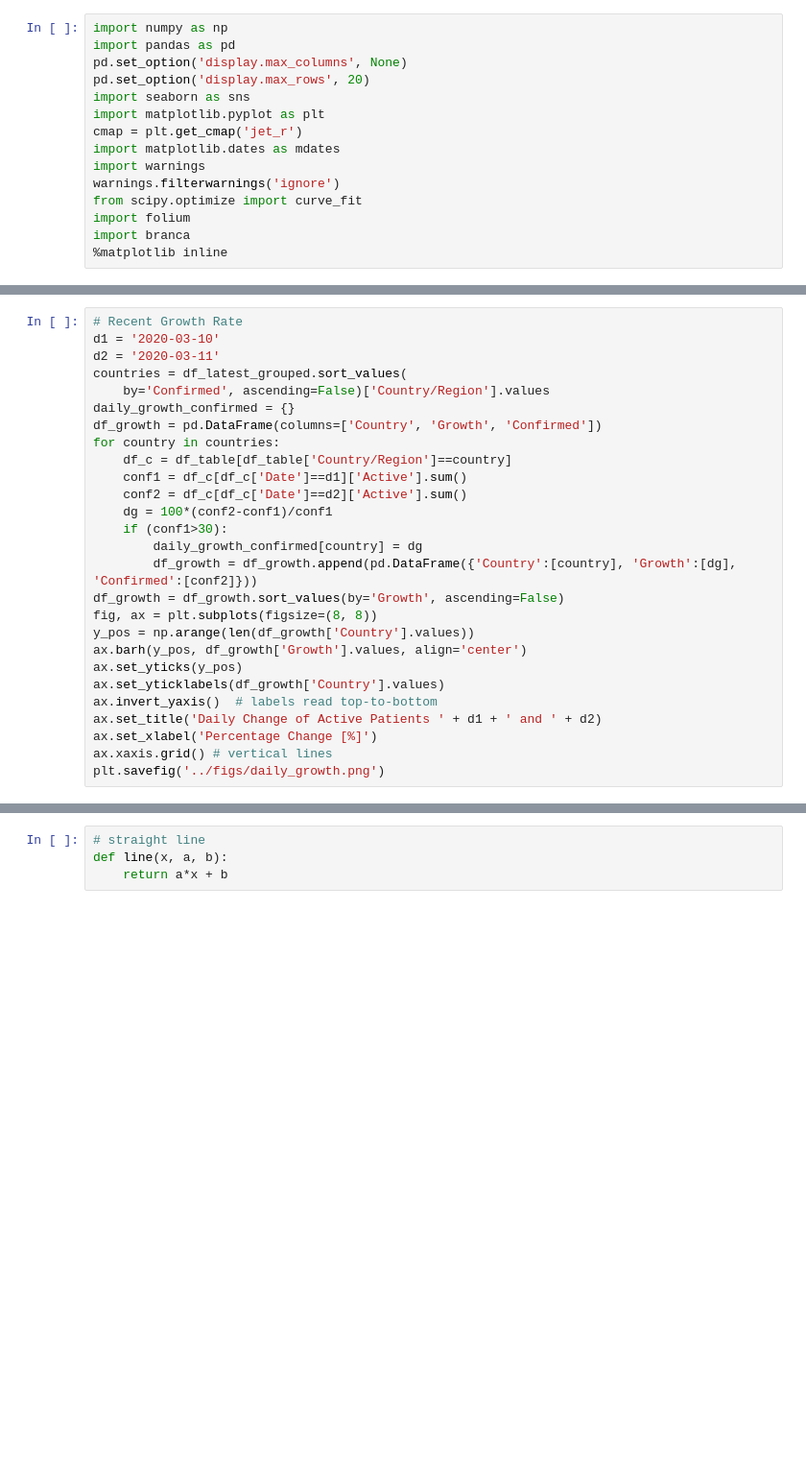
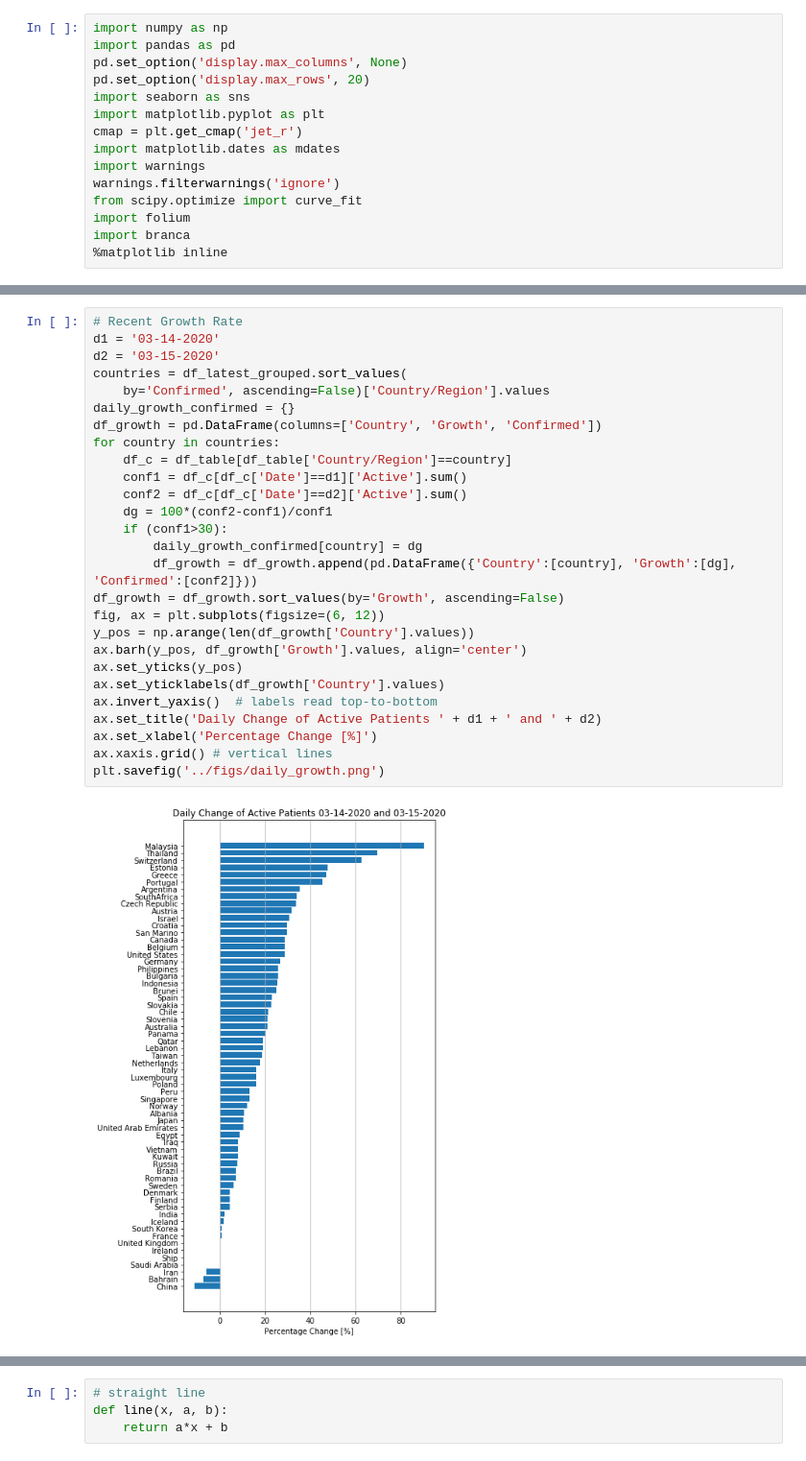
Before and after one commit to degerli/covid-21, a Jupyter notebook: notebook/Exploration_covid_19_clean.ipynb, the cells around one changed output, grey strips where cells are left out. Shown: that part at 96% size. Saved outputs shown, nothing was run; the diff lists cells and outputs as text; blank space fills up the shorter version.

```diff
--- a/notebook/Exploration_covid_19_clean.ipynb
+++ b/notebook/Exploration_covid_19_clean.ipynb
@@ -91,30 +79,32 @@ for ifig in range(2):
 # %%
 # Recent Growth Rate
-d1 = '2020-03-10'
-d2 = '2020-03-11'
+d1 = '03-14-2020'
+d2 = '03-15-2020'
 countries = df_latest_grouped.sort_values(
     by='Confirmed', ascending=False)['Country/Region'].values
 daily_growth_confirmed = {}
 df_growth = pd.DataFrame(columns=['Country', 'Growth', 'Confirmed'])
 for country in countries:
     df_c = df_table[df_table['Country/Region']==country]
     conf1 = df_c[df_c['Date']==d1]['Active'].sum()
     conf2 = df_c[df_c['Date']==d2]['Active'].sum()
     dg = 100*(conf2-conf1)/conf1
     if (conf1>30):
         daily_growth_confirmed[country] = dg
         df_growth = df_growth.append(pd.DataFrame({'Country':[country], 'Growth':[dg], 'Confirmed':[conf2]}))
 df_growth = df_growth.sort_values(by='Growth', ascending=False)
-fig, ax = plt.subplots(figsize=(8, 8))
+fig, ax = plt.subplots(figsize=(6, 12))
 y_pos = np.arange(len(df_growth['Country'].values))
 ax.barh(y_pos, df_growth['Growth'].values, align='center')
 ax.set_yticks(y_pos)
 ax.set_yticklabels(df_growth['Country'].values)
 ax.invert_yaxis()  # labels read top-to-bottom
 ax.set_title('Daily Change of Active Patients ' + d1 + ' and ' + d2)
 ax.set_xlabel('Percentage Change [%]')
 ax.xaxis.grid() # vertical lines
 plt.savefig('../figs/daily_growth.png')
+# %% [output]
+[figure, added]
 # %%
 # Very simple but not realistic forecasting
 delt = 0.01
```
Also changed, not shown: parts of 14 cells of this notebook, 11 other files.
